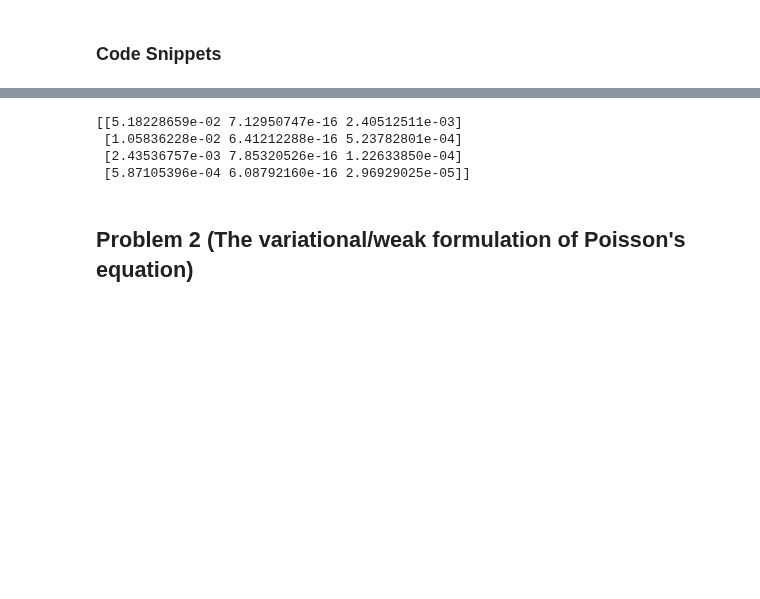
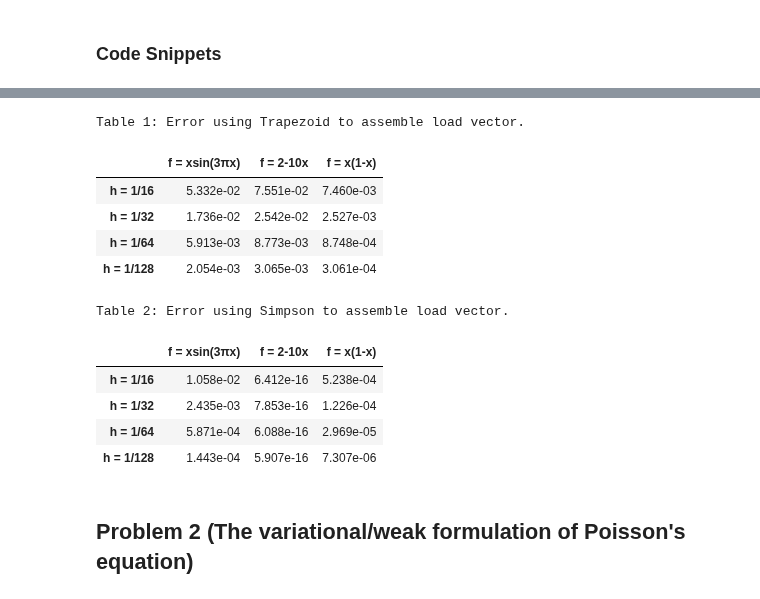
Before and after one commit to todj107/NumPDE, a Jupyter notebook: lab_03_felix.ipynb, the cells around one changed output, grey strips where cells are left out. Cells and saved outputs as stored; diff of their text form; code cells hidden in the pictures; blank space fills up the shorter version.

```diff
--- a/lab_03_felix.ipynb
+++ b/lab_03_felix.ipynb
@@ -172,31 +169,67 @@ def ComputeErrorL2(x,Pf,f):
 def CalcProjectionL2(x,f,quad):
     M = AssembleMassMatrix1D(x)
     b = AssembleLoadVector1D(x,f,quad)
-    eps = la.solve(M,b)
-    return eps
+    u = la.solve(M,b)
+    return u
 # %%
 #TASK 1d) and e)
+import pandas as pd
 
 # Functions
 f1 = lambda x : x*np.sin(3*np.pi*x)
 f2 = lambda x : 2 - 10*x
 f3 = lambda x : x*(1 - x)
 funs = [f1,f2,f3]
-error = np.zeros((4,3))
-N_arr = [8, 16, 32, 64]
+error_simp = np.zeros((4,3))
+error_trap = np.zeros((4,3))
+N_arr = [16, 32, 64, 128]
 
 for i in range(0,len(N_arr)):
     x = np.linspace(0,1,N_arr[i])
     for j in range(0,len(funs)):
-        eps = CalcProjectionL2(x,funs[j],'s')
-        error[i,j] = ComputeErrorL2(x, eps, funs[j])
+        #Projection using simpsons in load vector
+        u_s = CalcProjectionL2(x,funs[j],'s')
+        error_simp[i,j] = ComputeErrorL2(x, u_s, funs[j])
 
-print(error)
+        #Projection using trapeziod in load vector
+        u_t = CalcProjectionL2(x,funs[j],'t')
+        error_trap[i,j] = ComputeErrorL2(x, u_t, funs[j])
+
+
+#Table for task 1 d)
+data = {'f = xsin(3πx)': error_trap[:,0],'f = 2-10x': error_trap[:,1],
+        'f = x(1-x)': error_trap[:,2]}
+index = []
+for i in range(0,len(N_arr)):
+    index.append(f"h = 1/{N_arr[i]}")
+
+df = pd.DataFrame(data, index=index)
+display(df.style.set_caption("Table 1: Error using Trapezoid to assemble load vector.").format('{:.3e}'))
+
+
+#Table for task 1 e)
+data2 = {'f = xsin(3πx)': error_simp[:,0],'f = 2-10x': error_simp[:,1],
+        'f = x(1-x)': error_simp[:,2]}
+
+index2 = []
+for i in range(0,len(N_arr)):
+    index2.append(f"h = 1/{N_arr[i]}")
+
+df = pd.DataFrame(data2, index=index2)
+display(df.style.set_caption("Table 2: Error using Simpson to assemble load vector.").format('{:.3e}'))
 # %% [output]
-[[5.18228659e-02 7.12950747e-16 2.40512511e-03]
- [1.05836228e-02 6.41212288e-16 5.23782801e-04]
- [2.43536757e-03 7.85320526e-16 1.22633850e-04]
- [5.87105396e-04 6.08792160e-16 2.96929025e-05]]
+Table 1: Error using Trapezoid to assemble load vector.
+|  | f = xsin(3πx) | f = 2-10x | f = x(1-x) |
+| h = 1/16 | 5.332e-02 | 7.551e-02 | 7.460e-03 |
+| h = 1/32 | 1.736e-02 | 2.542e-02 | 2.527e-03 |
+| h = 1/64 | 5.913e-03 | 8.773e-03 | 8.748e-04 |
+| h = 1/128 | 2.054e-03 | 3.065e-03 | 3.061e-04 |
+Table 2: Error using Simpson to assemble load vector.
+|  | f = xsin(3πx) | f = 2-10x | f = x(1-x) |
+| h = 1/16 | 1.058e-02 | 6.412e-16 | 5.238e-04 |
+| h = 1/32 | 2.435e-03 | 7.853e-16 | 1.226e-04 |
+| h = 1/64 | 5.871e-04 | 6.088e-16 | 2.969e-05 |
+| h = 1/128 | 1.443e-04 | 5.907e-16 | 7.307e-06 |
 # %% [markdown]
 ## Problem 2  (The variational/weak formulation of Poisson's equation)
 # %% [markdown]
```
Also changed, not shown: parts of 5 cells of this notebook.
